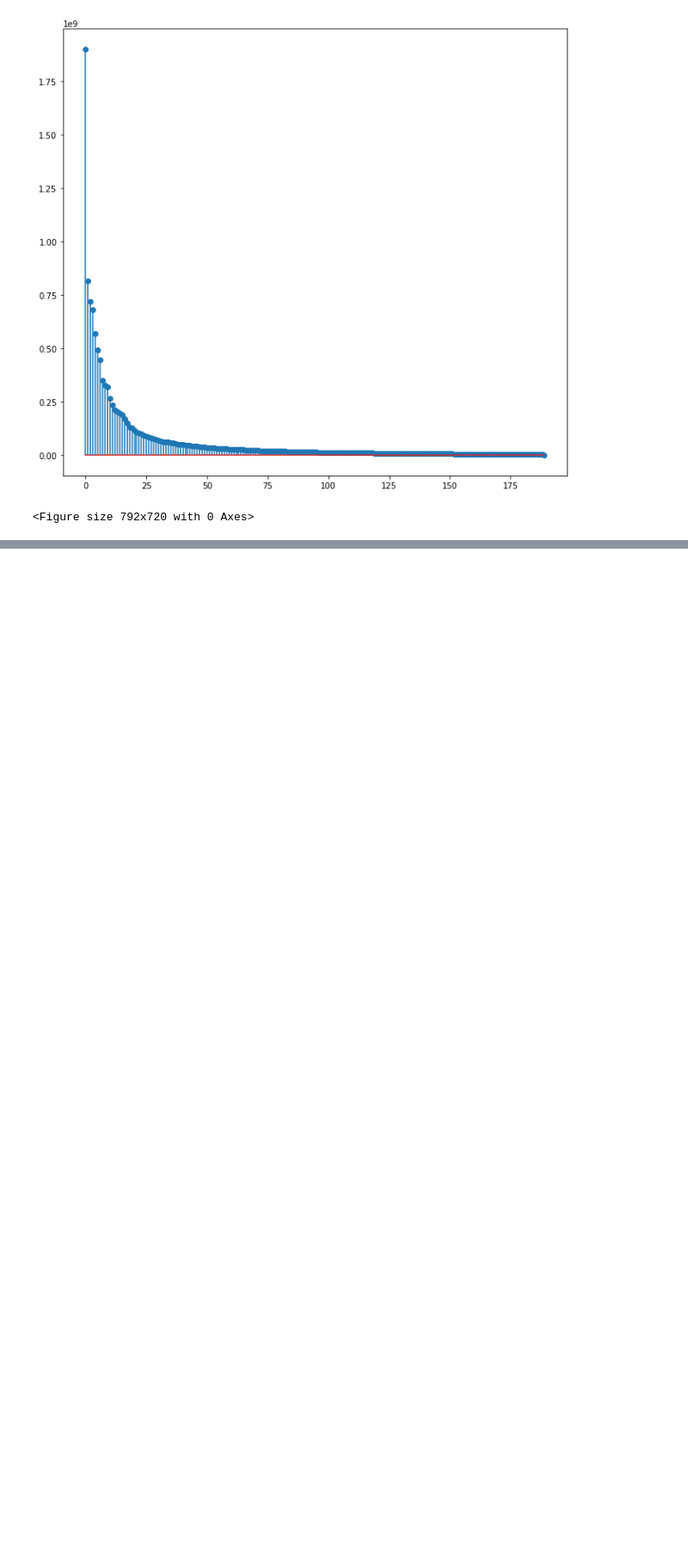
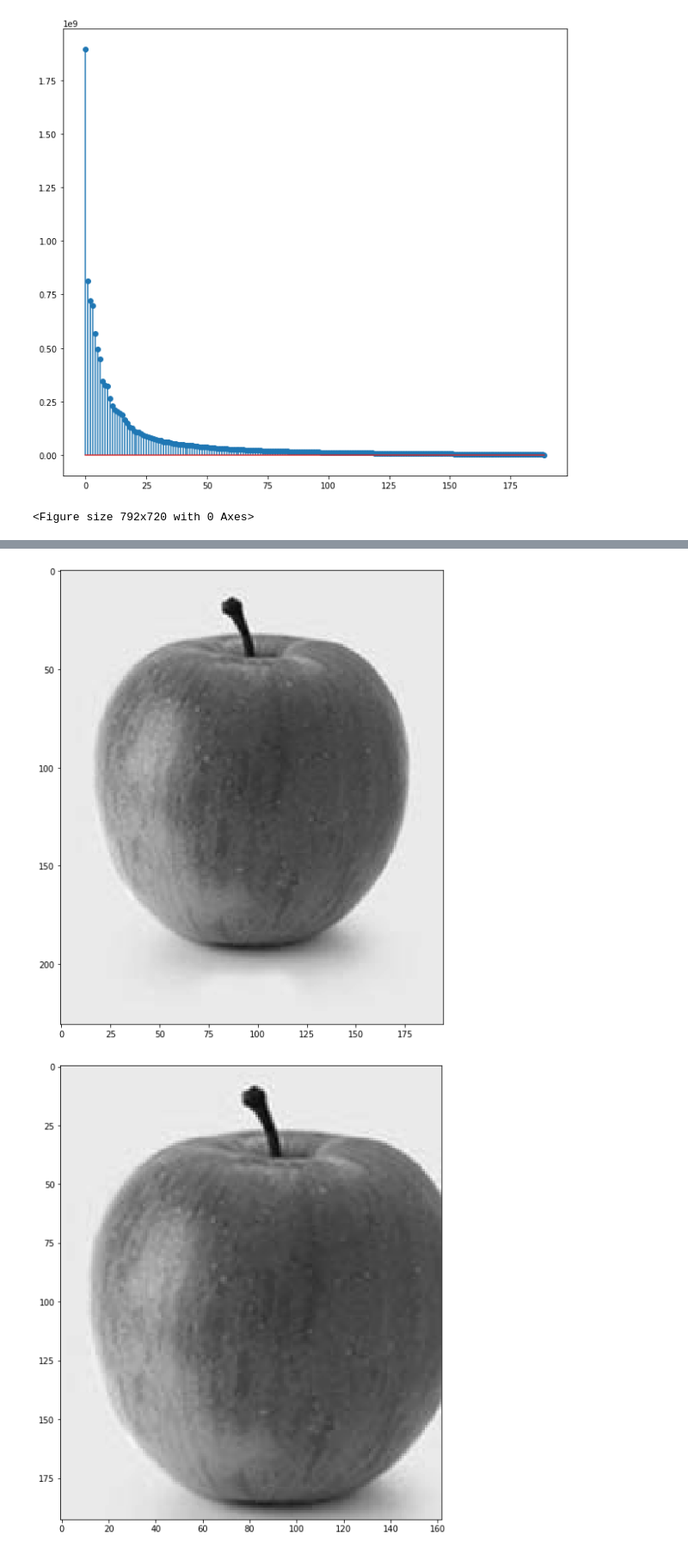
Before and after one commit to e3u3/ECE-269-Project, a Jupyter notebook: Implement/Eigenface.ipynb, the cells around one changed output, grey strips where cells are left out. Shown at 86% size. Drawn from its saved outputs; the diff is of its cells as text; code cells hidden in the pictures; blank space fills up the shorter version.

```diff
--- a/Implement/Eigenface.ipynb
+++ b/Implement/Eigenface.ipynb
@@ -105,9 +106,9 @@ Randomly selected normalized images from smile expression for visualization
 # %%
-# Compute eigenvectors and eigenvalues
-evalue_neutral, evector_neutral = np.linalg.eig(np.dot(X_neutral_nor[range(1,191),:],X_neutral_nor[range(1,191),:].T))
-evalue_smile, evector_smile = np.linalg.eig(np.dot(X_smile_nor[range(1,191),:],X_smile_nor[range(1,191),:].T))
+# Compute eigenvectors and eigenvalues. The column v[:,i] is the eigenvector and each eigenvector is unitary.
+evalue_neutral, evector_neutral = np.linalg.eig(np.dot(X_neutral_nor[range(0,190),:],X_neutral_nor[range(0,190),:].T))
+evalue_smile, evector_smile = np.linalg.eig(np.dot(X_smile_nor[range(0,190),:],X_smile_nor[range(0,190),:].T))
 
-# As usual, check and print out the size of the matrix. The column v[:,i] is the eigenvector
+# As usual, check and print out the size of the matrix.
 print('Eigenvalues of neutral training data: ', evalue_neutral.shape)
 print('Eigenvectors of neutral training data: ', evector_neutral.shape)
 print('Eigenvalues of smile training data: ', evalue_smile.shape)
@@ -139,0 +260,18 @@ plt.savefig('image/eigenvalues_smile.jpg')
+# %%
+# Read an apple image and try to reconstruct it
+img_apple = plt.imread(dataset_path + 'apple1_gray.jpg')
+# Show the apple image
+plt.imshow(img_apple)
+plt.show()
+# Show the cropped apple image
+img_apple_crop = img_apple[5:198,5:167] #(5, 5, 166, 197)
+plt.imshow(img_apple_crop)
+plt.show()
+#print(img_apple_crop.shape)
+W =  np.dot(eigenface_neutral.T, img_apple_crop.flatten())
+reconst = np.dot(eigenface_neutral, W)
+plt.imshow(reconst.reshape(original_size))
+plt.show()
+# %% [output]
+[figure, added]
+[figure, added]
```
Also changed, not shown: parts of 12 cells of this notebook, 4 other files.
